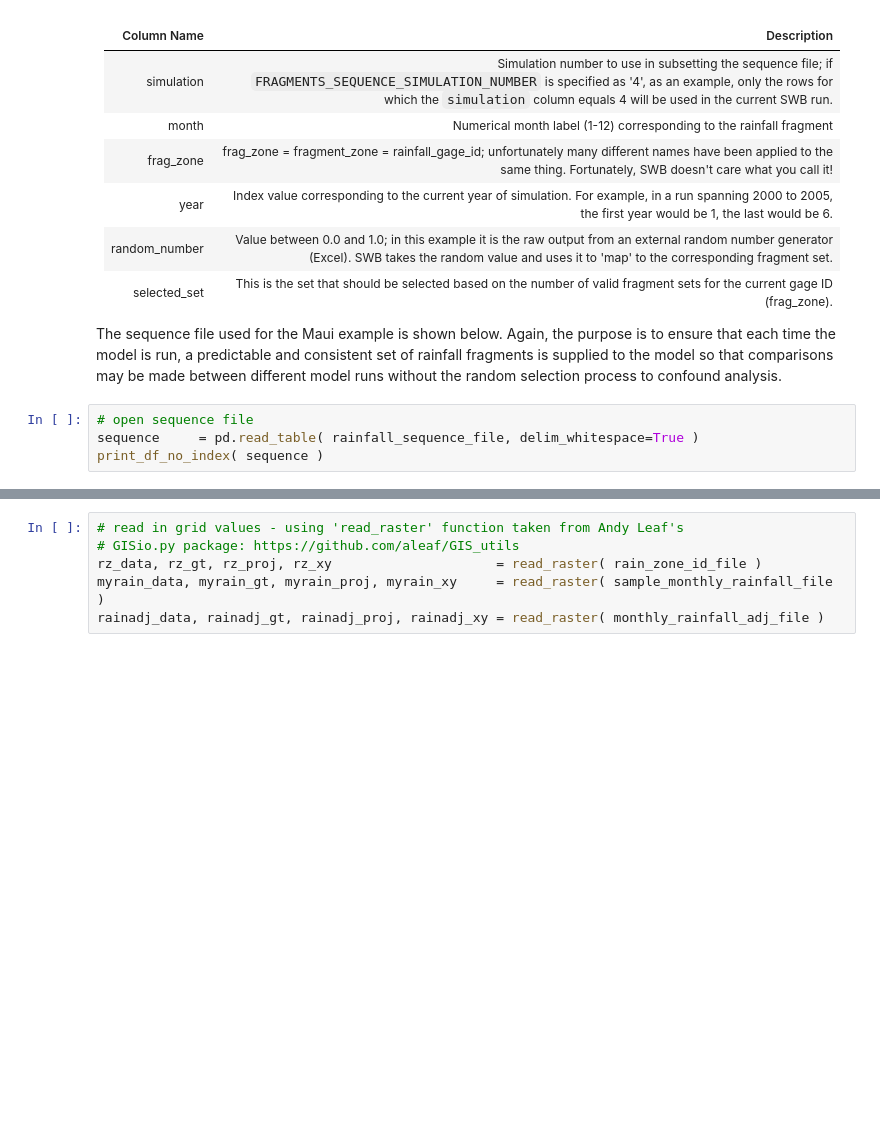
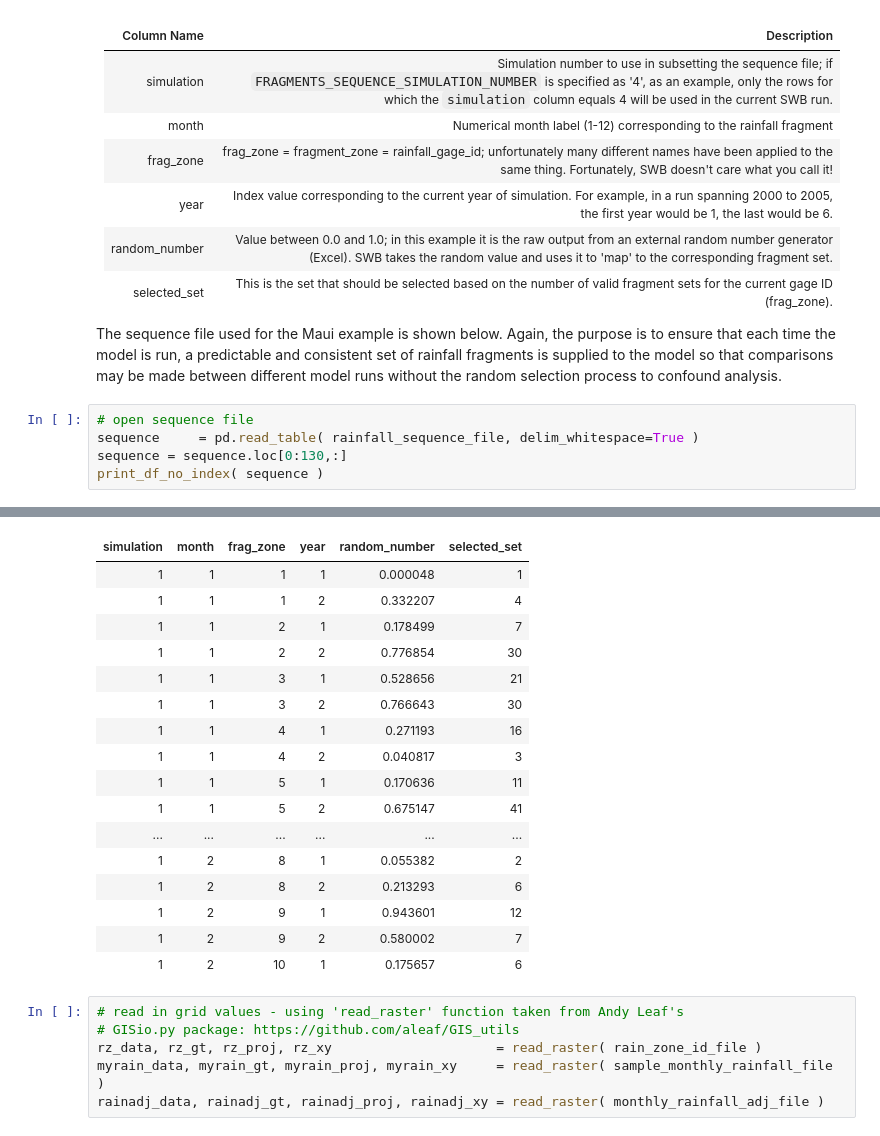
Before and after one commit to smwesten-usgs/swb2_examples, a Jupyter notebook: maui/jupyter/002_method_of_fragments.ipynb, the cells around one changed output, grey strips where cells are left out. Drawn from its saved outputs; the diff is of its cells as text; blank space fills up the shorter version.

```diff
--- a/maui/jupyter/002_method_of_fragments.ipynb
+++ b/maui/jupyter/002_method_of_fragments.ipynb
@@ -83,5 +100,6 @@ The sequence file used for the Maui example is shown below. Again, the purpose i
 # %%
 # open sequence file
 sequence     = pd.read_table( rainfall_sequence_file, delim_whitespace=True )
+sequence = sequence.loc[0:130,:]
 print_df_no_index( sequence )
 # %% [output]
@@ -89,3 +106,20 @@ print_df_no_index( sequence )
+| simulation | month | frag_zone | year | random_number | selected_set |
+| 1 | 1 | 1 | 1 | 0.000048 | 1 |
+| 1 | 1 | 1 | 2 | 0.332207 | 4 |
+| 1 | 1 | 2 | 1 | 0.178499 | 7 |
+| 1 | 1 | 2 | 2 | 0.776854 | 30 |
+| 1 | 1 | 3 | 1 | 0.528656 | 21 |
+| 1 | 1 | 3 | 2 | 0.766643 | 30 |
+| 1 | 1 | 4 | 1 | 0.271193 | 16 |
+| 1 | 1 | 4 | 2 | 0.040817 | 3 |
+| 1 | 1 | 5 | 1 | 0.170636 | 11 |
+| 1 | 1 | 5 | 2 | 0.675147 | 41 |
+| ... | ... | ... | ... | ... | ... |
+| 1 | 2 | 8 | 1 | 0.055382 | 2 |
+| 1 | 2 | 8 | 2 | 0.213293 | 6 |
+| 1 | 2 | 9 | 1 | 0.943601 | 12 |
+| 1 | 2 | 9 | 2 | 0.580002 | 7 |
+| 1 | 2 | 10 | 1 | 0.175657 | 6 |
 # %%
 # read in grid values - using 'read_raster' function taken from Andy Leaf's
 # GISio.py package: https://github.com/aleaf/GIS_utils
```
Also changed, not shown: parts of 3 cells of this notebook.
